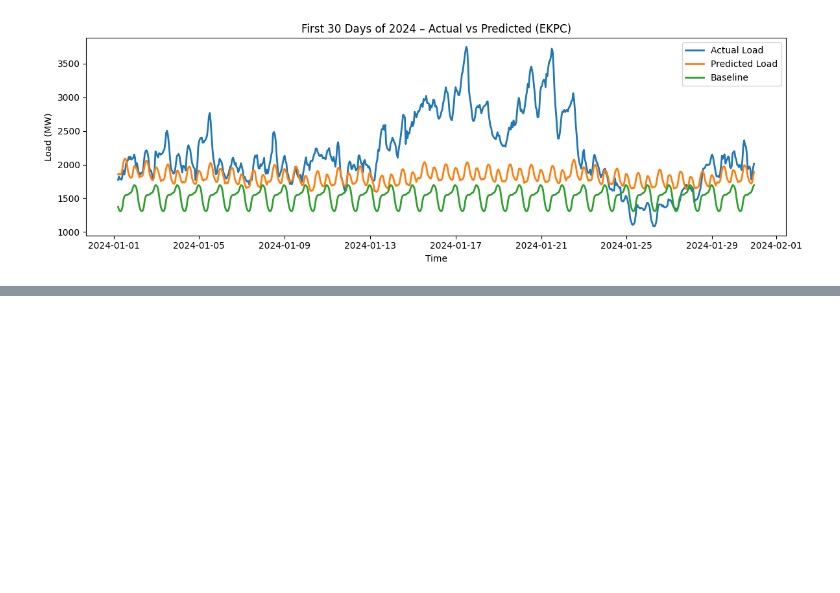
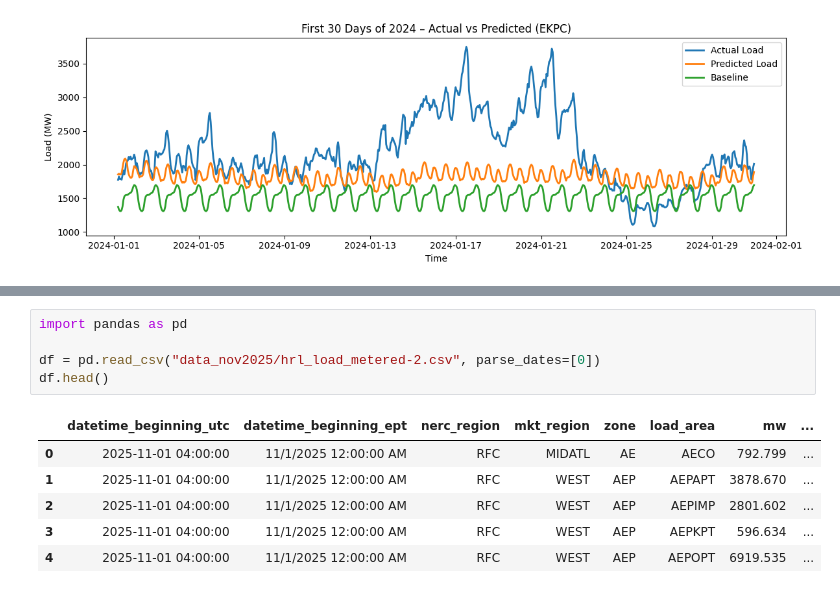
Before and after one commit to seyonghw/604project4, a Jupyter notebook: analyze.ipynb, the cells around one changed output, grey strips where cells are left out. Drawn from its saved outputs; the diff is of its cells as text; blank space fills up the shorter version.

```diff
--- a/analyze.ipynb
+++ b/analyze.ipynb
@@ -427,0 +478,12 @@ plt.show()
+# %%
+import pandas as pd
+
+df = pd.read_csv("data_nov2025/hrl_load_metered-2.csv", parse_dates=[0])
+df.head()
+# %% [output]
+|  | datetime_beginning_utc | datetime_beginning_ept | nerc_region | mkt_region | zone | load_area | mw | ... |
+| 0 | 2025-11-01 04:00:00 | 11/1/2025 12:00:00 AM | RFC | MIDATL | AE | AECO | 792.799 | ... |
+| 1 | 2025-11-01 04:00:00 | 11/1/2025 12:00:00 AM | RFC | WEST | AEP | AEPAPT | 3878.670 | ... |
+| 2 | 2025-11-01 04:00:00 | 11/1/2025 12:00:00 AM | RFC | WEST | AEP | AEPIMP | 2801.602 | ... |
+| 3 | 2025-11-01 04:00:00 | 11/1/2025 12:00:00 AM | RFC | WEST | AEP | AEPKPT | 596.634 | ... |
+| 4 | 2025-11-01 04:00:00 | 11/1/2025 12:00:00 AM | RFC | WEST | AEP | AEPOPT | 6919.535 | ... |
```
Also changed, not shown: parts of 12 cells of this notebook, 2 other files.
